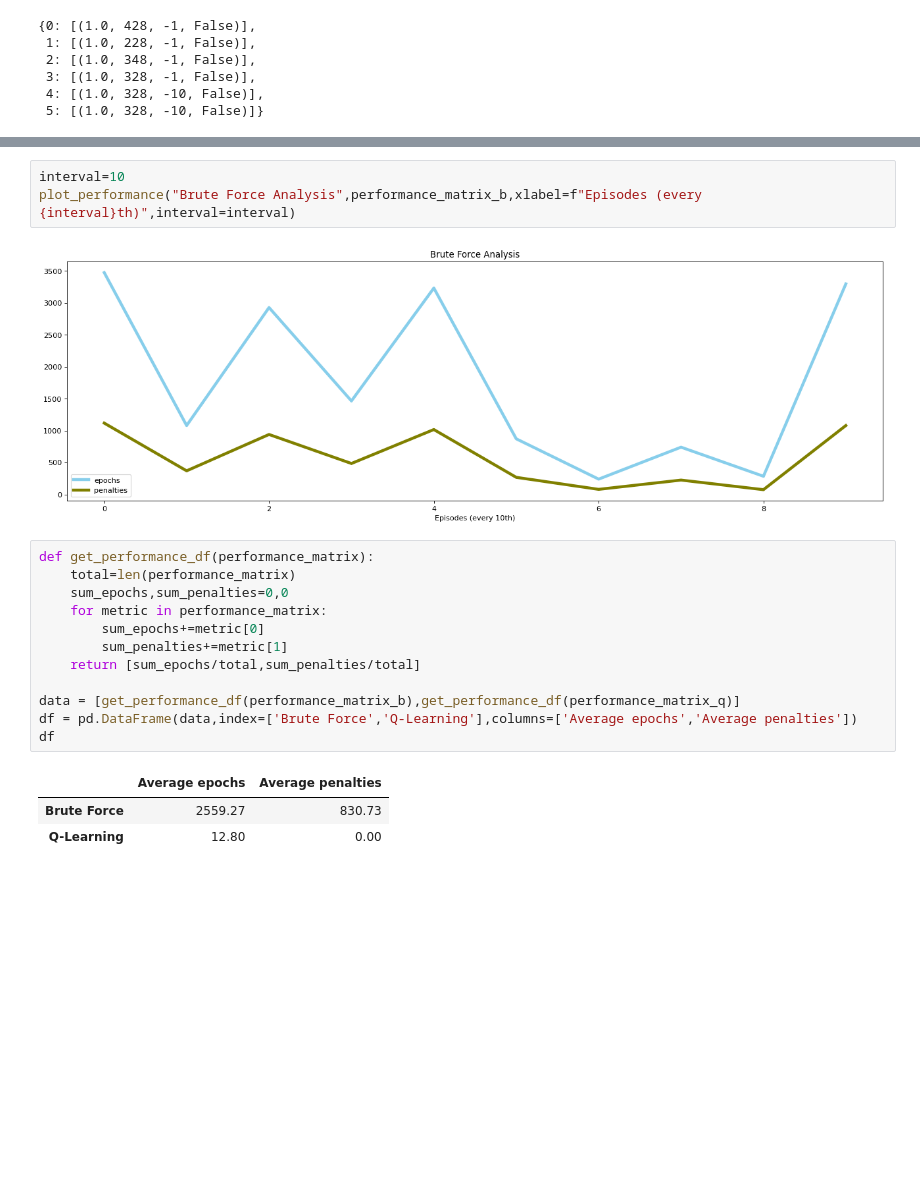
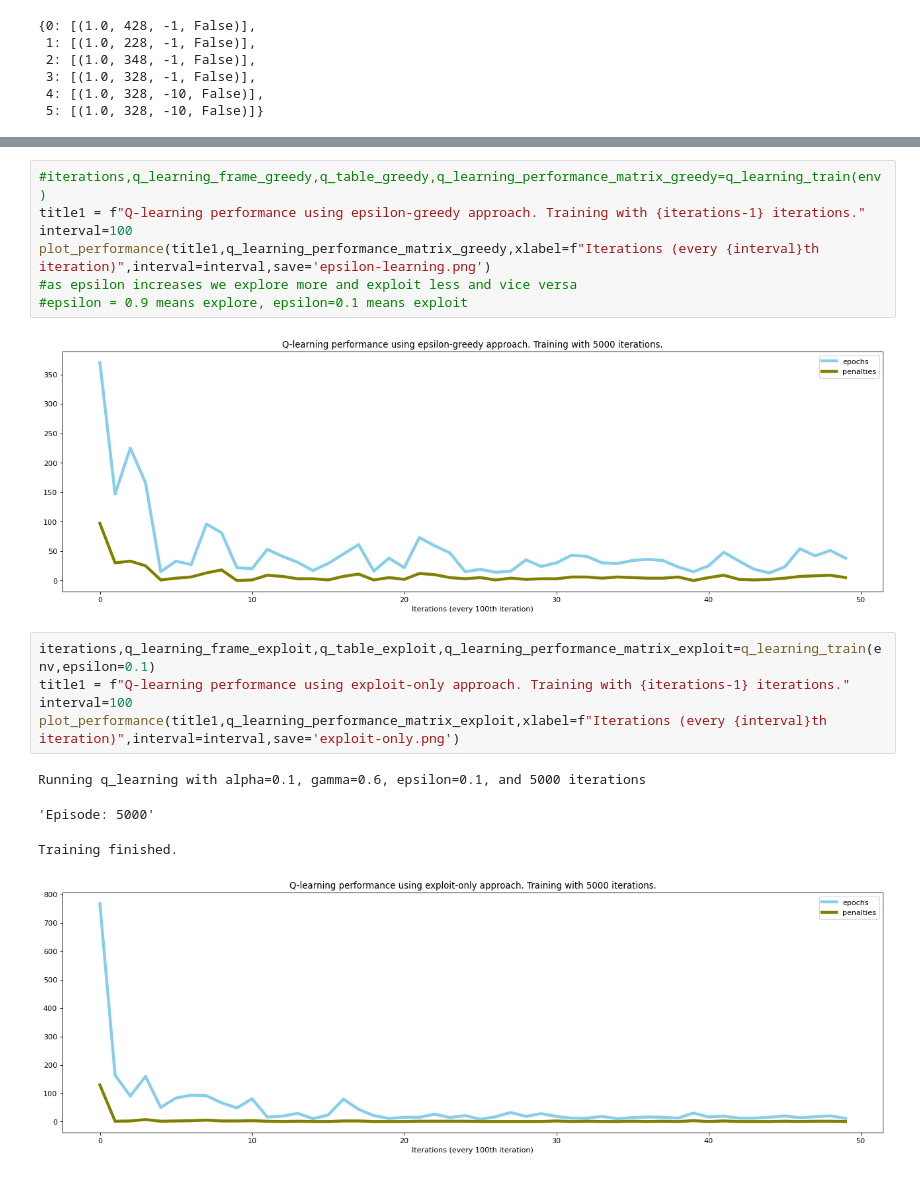
Before and after one commit to BAGLAT/Reinforcement-Learning-Artifical-Intelligence, a Jupyter notebook: AIDemo/gymdemo.ipynb, the cells around one changed output, grey strips where cells are left out. Saved outputs shown, nothing was run; the diff lists cells and outputs as text; blank space fills up the shorter version.

Commit message:
Added explore-only, exploit-only analysis for Q-learning

```diff
--- a/AIDemo/gymdemo.ipynb
+++ b/AIDemo/gymdemo.ipynb
@@ -236,21 +221,19 @@ plot_performance("Q-learning Analysis - Testing 100 episodes",performance_matrix
-# %%
-interval=10
-plot_performance("Brute Force Analysis",performance_matrix_b,xlabel=f"Episodes (every {interval}th)",interval=interval)
-# %% [output]
-[figure, removed]
-# %%
-def get_performance_df(performance_matrix):
-    total=len(performance_matrix)
-    sum_epochs,sum_penalties=0,0
-    for metric in performance_matrix:
-        sum_epochs+=metric[0]
-        sum_penalties+=metric[1]
-    return [sum_epochs/total,sum_penalties/total]
-
-data = [get_performance_df(performance_matrix_b),get_performance_df(performance_matrix_q)]
-df = pd.DataFrame(data,index=['Brute Force','Q-Learning'],columns=['Average epochs','Average penalties'])
-df
-# %% [output]
-|  | Average epochs | Average penalties |
-| Brute Force | 2559.27 | 830.73 |
-| Q-Learning | 12.80 | 0.00 |
+# %%
+#iterations,q_learning_frame_greedy,q_table_greedy,q_learning_performance_matrix_greedy=q_learning_train(env)
+title1 = f"Q-learning performance using epsilon-greedy approach. Training with {iterations-1} iterations."
+interval=100
+plot_performance(title1,q_learning_performance_matrix_greedy,xlabel=f"Iterations (every {interval}th iteration)",interval=interval,save='epsilon-learning.png')
+#as epsilon increases we explore more and exploit less and vice versa
+#epsilon = 0.9 means explore, epsilon=0.1 means exploit
+# %% [output]
+[figure, added]
+# %%
+iterations,q_learning_frame_exploit,q_table_exploit,q_learning_performance_matrix_exploit=q_learning_train(env,epsilon=0.1)
+title1 = f"Q-learning performance using exploit-only approach. Training with {iterations-1} iterations."
+interval=100
+plot_performance(title1,q_learning_performance_matrix_exploit,xlabel=f"Iterations (every {interval}th iteration)",interval=interval,save='exploit-only.png')
+# %% [output]
+Running q_learning with alpha=0.1, gamma=0.6, epsilon=0.1, and 5000 iterations
+'Episode: 5000'
+Training finished.
+[figure, added]
```
Also changed, not shown: parts of 12 cells of this notebook, 4 other files.
